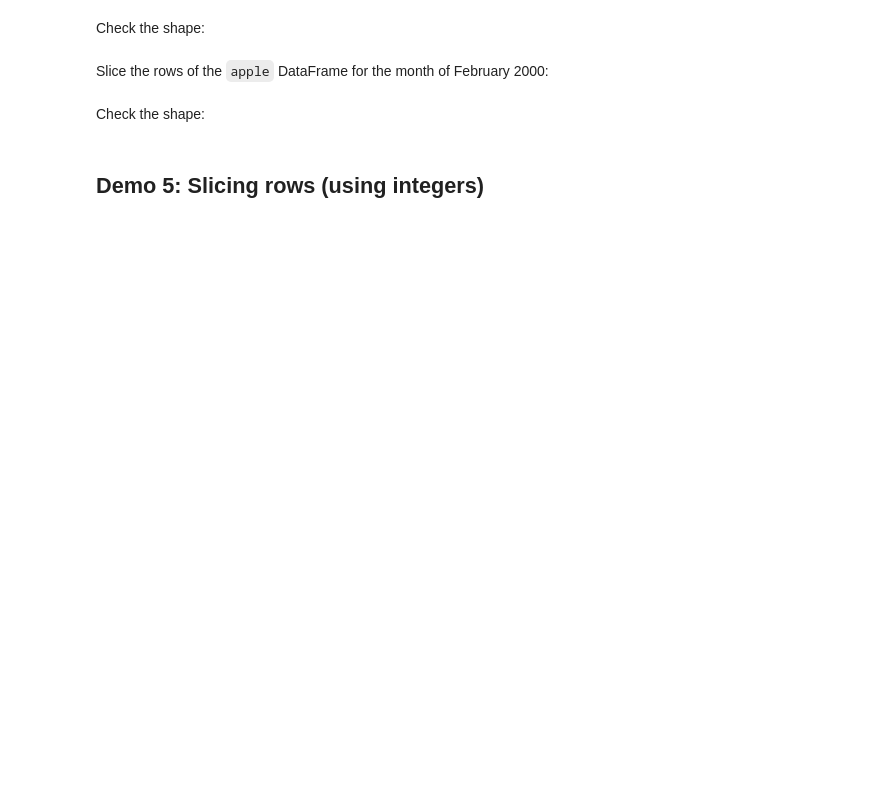
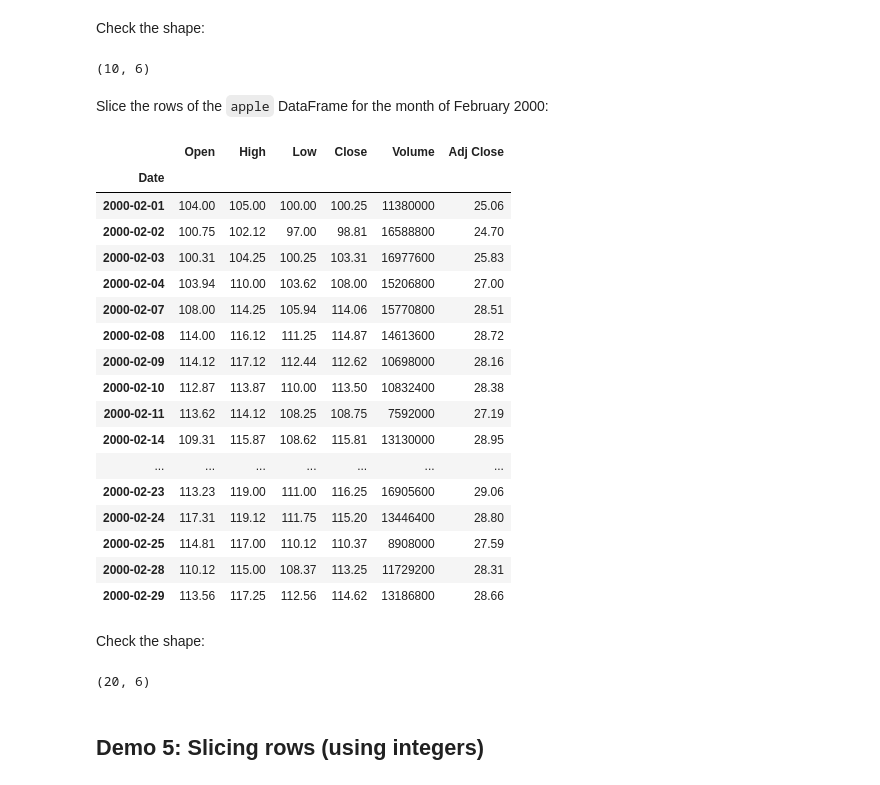
Before and after one commit to beajmnz/IEDSbootcamp, a Jupyter notebook: exercises/10 - Pandas/E - Indexing DataFrames (loc, iloc, at, iat).ipynb, the cells around one changed output. Saved outputs shown, nothing was run; the diff lists cells and outputs as text; code cells hidden in the pictures; blank space fills up the shorter version.

```diff
--- a/exercises/10 - Pandas/E - Indexing DataFrames (loc, iloc, at, iat).ipynb
+++ b/exercises/10 - Pandas/E - Indexing DataFrames (loc, iloc, at, iat).ipynb
@@ -197,9 +484,38 @@ Slice the last few rows of the `apple` DataFrame, starting from the 1 October 20
 # %% [markdown]
 Check the shape:
+# %%
+apple.loc["2008-10-01":].shape
+# %% [output]
+(10, 6)
 # %% [markdown]
 Slice the rows of the `apple` DataFrame for the month of February 2000:
+# %%
+apple.loc["2000-02":"2000-02"]
+# %% [output]
+|  | Open | High | Low | Close | Volume | Adj Close |
+| Date |  |  |  |  |  |  |
+| 2000-02-01 | 104.00 | 105.00 | 100.00 | 100.25 | 11380000 | 25.06 |
+| 2000-02-02 | 100.75 | 102.12 | 97.00 | 98.81 | 16588800 | 24.70 |
+| 2000-02-03 | 100.31 | 104.25 | 100.25 | 103.31 | 16977600 | 25.83 |
+| 2000-02-04 | 103.94 | 110.00 | 103.62 | 108.00 | 15206800 | 27.00 |
+| 2000-02-07 | 108.00 | 114.25 | 105.94 | 114.06 | 15770800 | 28.51 |
+| 2000-02-08 | 114.00 | 116.12 | 111.25 | 114.87 | 14613600 | 28.72 |
+| 2000-02-09 | 114.12 | 117.12 | 112.44 | 112.62 | 10698000 | 28.16 |
+| 2000-02-10 | 112.87 | 113.87 | 110.00 | 113.50 | 10832400 | 28.38 |
+| 2000-02-11 | 113.62 | 114.12 | 108.25 | 108.75 | 7592000 | 27.19 |
+| 2000-02-14 | 109.31 | 115.87 | 108.62 | 115.81 | 13130000 | 28.95 |
+| ... | ... | ... | ... | ... | ... | ... |
+| 2000-02-23 | 113.23 | 119.00 | 111.00 | 116.25 | 16905600 | 29.06 |
+| 2000-02-24 | 117.31 | 119.12 | 111.75 | 115.20 | 13446400 | 28.80 |
+| 2000-02-25 | 114.81 | 117.00 | 110.12 | 110.37 | 8908000 | 27.59 |
+| 2000-02-28 | 110.12 | 115.00 | 108.37 | 113.25 | 11729200 | 28.31 |
+| 2000-02-29 | 113.56 | 117.25 | 112.56 | 114.62 | 13186800 | 28.66 |
 # %% [markdown]
 Check the shape:
+# %%
+apple.loc["2000-02":"2000-02"].shape
+# %% [output]
+(20, 6)
 # %% [markdown]
 ## Demo 5: Slicing rows (using integers)
 # %%
```
Also changed, not shown: parts of 109 cells of this notebook, 8 other files.
